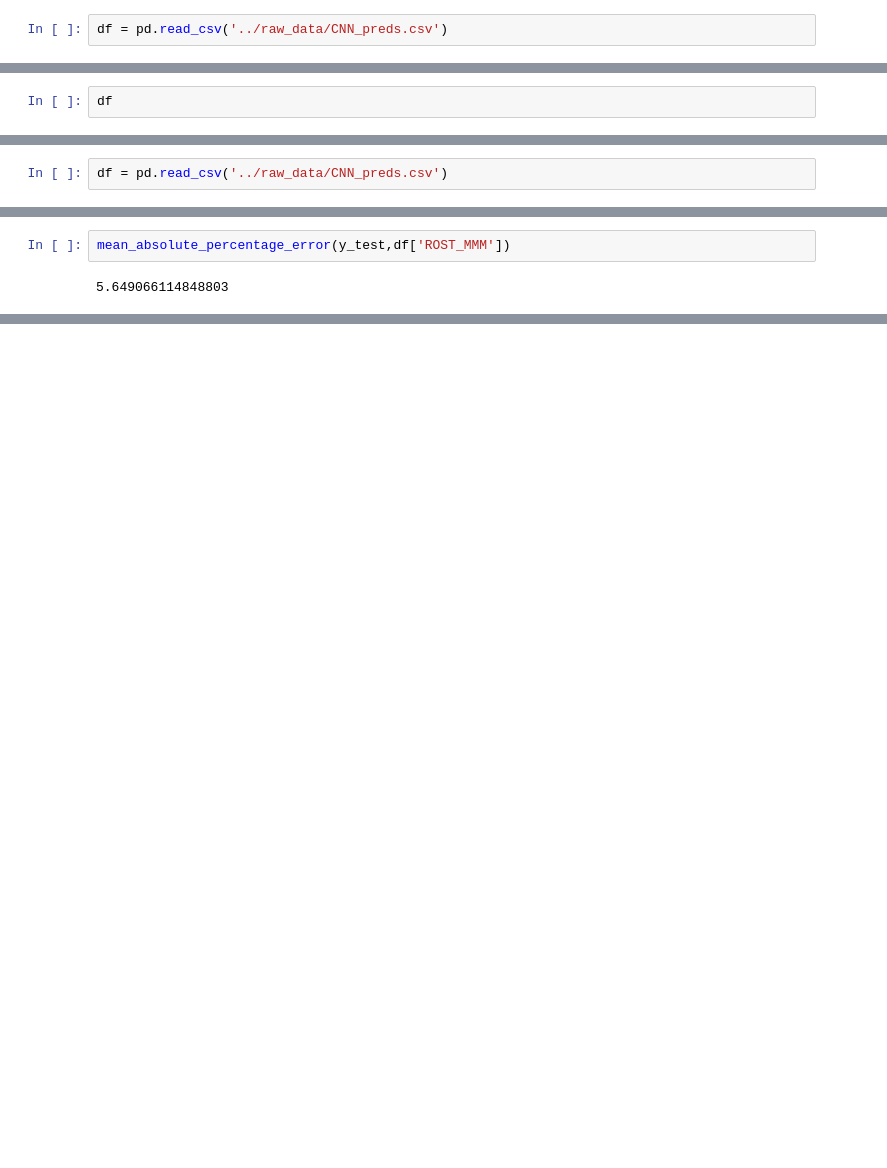
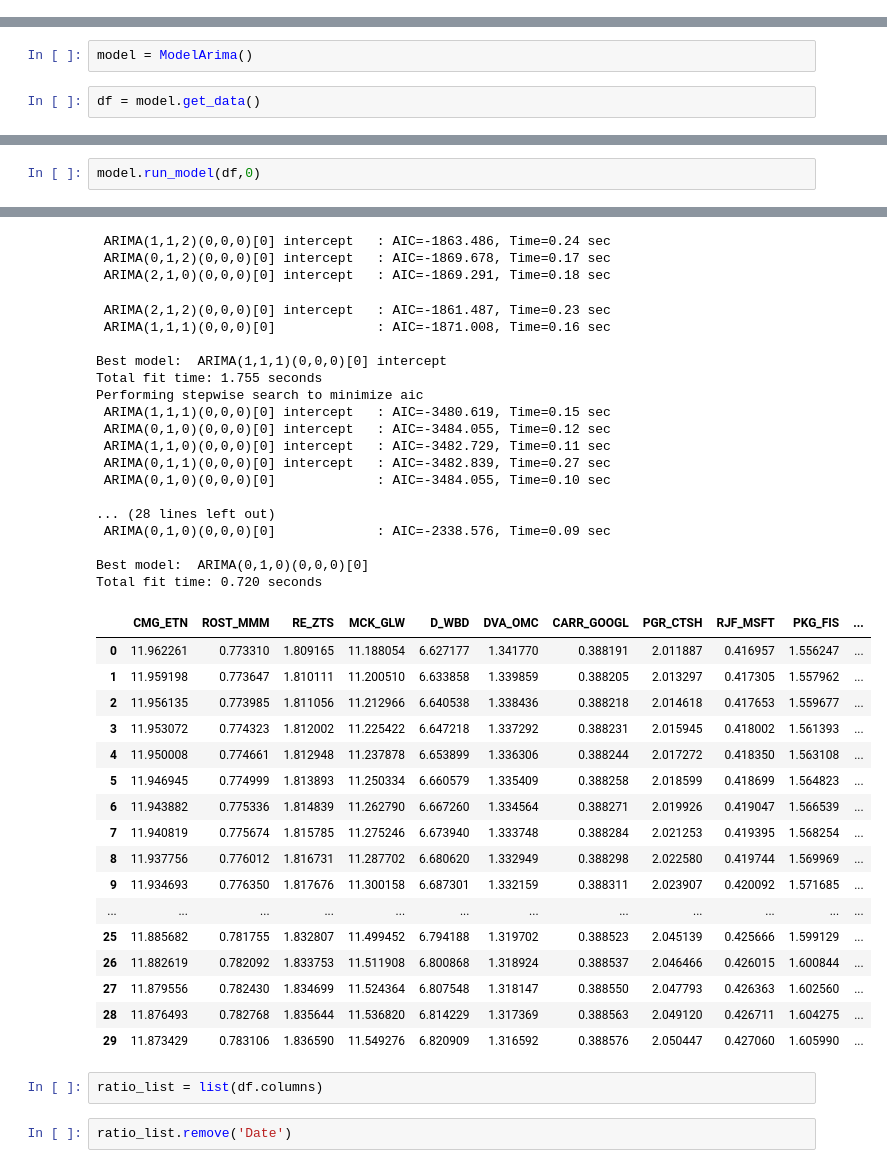
Before and after one commit to greengamma/long-short-trade-ideas-generator, a Jupyter notebook: notebooks/Untitled.ipynb, the cells around one changed output, grey strips where cells are left out. Saved outputs shown, nothing was run; the diff lists cells and outputs as text; blank space fills up the shorter version.

Commit message:
adapted Arima model to produce mape and actual predictions and save to csv for comparison

```diff
--- a/notebooks/Untitled.ipynb
+++ b/notebooks/Untitled.ipynb
@@ -184,2 +0,0 @@ array([[0.58379529, 0.57111421, 0.57793946, 0.56696143, 0.59341222,
-# %%
-df = pd.read_csv('../raw_data/CNN_preds.csv')
@@ -186,2 +71,4 @@ df = pd.read_csv('../raw_data/CNN_preds.csv')
+# %%
+model = ModelArima()
 # %%
-df
+df = model.get_data()
@@ -216,2 +74,0 @@ mean_absolute_percentage_error(y_test,predictions)
-# %%
-df = pd.read_csv('../raw_data/CNN_preds.csv')
@@ -238,4 +75,3 @@ df
-# %%
-mean_absolute_percentage_error(y_test,df['ROST_MMM'])
-# %% [output]
-5.649066114848803
+# %%
+model.run_model(df,0)
+# %% [output]
@@ -241,0 +95,41 @@ mean_absolute_percentage_error(y_test,df['ROST_MMM'])
+ ARIMA(1,1,2)(0,0,0)[0] intercept   : AIC=-1863.486, Time=0.24 sec
+ ARIMA(0,1,2)(0,0,0)[0] intercept   : AIC=-1869.678, Time=0.17 sec
+ ARIMA(2,1,0)(0,0,0)[0] intercept   : AIC=-1869.291, Time=0.18 sec
+ ARIMA(2,1,2)(0,0,0)[0] intercept   : AIC=-1861.487, Time=0.23 sec
+ ARIMA(1,1,1)(0,0,0)[0]             : AIC=-1871.008, Time=0.16 sec
+
+Best model:  ARIMA(1,1,1)(0,0,0)[0] intercept
+Total fit time: 1.755 seconds
+Performing stepwise search to minimize aic
+ ARIMA(1,1,1)(0,0,0)[0] intercept   : AIC=-3480.619, Time=0.15 sec
+ ARIMA(0,1,0)(0,0,0)[0] intercept   : AIC=-3484.055, Time=0.12 sec
+ ARIMA(1,1,0)(0,0,0)[0] intercept   : AIC=-3482.729, Time=0.11 sec
+ ARIMA(0,1,1)(0,0,0)[0] intercept   : AIC=-3482.839, Time=0.27 sec
+ ARIMA(0,1,0)(0,0,0)[0]             : AIC=-3484.055, Time=0.10 sec
+
+... (28 lines left out)
+ ARIMA(0,1,0)(0,0,0)[0]             : AIC=-2338.576, Time=0.09 sec
+
+Best model:  ARIMA(0,1,0)(0,0,0)[0]
+Total fit time: 0.720 seconds
+|  | CMG_ETN | ROST_MMM | RE_ZTS | MCK_GLW | D_WBD | DVA_OMC | CARR_GOOGL | PGR_CTSH | RJF_MSFT | PKG_FIS | ... |
+| 0 | 11.962261 | 0.773310 | 1.809165 | 11.188054 | 6.627177 | 1.341770 | 0.388191 | 2.011887 | 0.416957 | 1.556247 | ... |
+| 1 | 11.959198 | 0.773647 | 1.810111 | 11.200510 | 6.633858 | 1.339859 | 0.388205 | 2.013297 | 0.417305 | 1.557962 | ... |
+| 2 | 11.956135 | 0.773985 | 1.811056 | 11.212966 | 6.640538 | 1.338436 | 0.388218 | 2.014618 | 0.417653 | 1.559677 | ... |
+| 3 | 11.953072 | 0.774323 | 1.812002 | 11.225422 | 6.647218 | 1.337292 | 0.388231 | 2.015945 | 0.418002 | 1.561393 | ... |
+| 4 | 11.950008 | 0.774661 | 1.812948 | 11.237878 | 6.653899 | 1.336306 | 0.388244 | 2.017272 | 0.418350 | 1.563108 | ... |
+| 5 | 11.946945 | 0.774999 | 1.813893 | 11.250334 | 6.660579 | 1.335409 | 0.388258 | 2.018599 | 0.418699 | 1.564823 | ... |
+| 6 | 11.943882 | 0.775336 | 1.814839 | 11.262790 | 6.667260 | 1.334564 | 0.388271 | 2.019926 | 0.419047 | 1.566539 | ... |
+| 7 | 11.940819 | 0.775674 | 1.815785 | 11.275246 | 6.673940 | 1.333748 | 0.388284 | 2.021253 | 0.419395 | 1.568254 | ... |
+| 8 | 11.937756 | 0.776012 | 1.816731 | 11.287702 | 6.680620 | 1.332949 | 0.388298 | 2.022580 | 0.419744 | 1.569969 | ... |
+| 9 | 11.934693 | 0.776350 | 1.817676 | 11.300158 | 6.687301 | 1.332159 | 0.388311 | 2.023907 | 0.420092 | 1.571685 | ... |
+| ... | ... | ... | ... | ... | ... | ... | ... | ... | ... | ... | ... |
+| 25 | 11.885682 | 0.781755 | 1.832807 | 11.499452 | 6.794188 | 1.319702 | 0.388523 | 2.045139 | 0.425666 | 1.599129 | ... |
+| 26 | 11.882619 | 0.782092 | 1.833753 | 11.511908 | 6.800868 | 1.318924 | 0.388537 | 2.046466 | 0.426015 | 1.600844 | ... |
+| 27 | 11.879556 | 0.782430 | 1.834699 | 11.524364 | 6.807548 | 1.318147 | 0.388550 | 2.047793 | 0.426363 | 1.602560 | ... |
+| 28 | 11.876493 | 0.782768 | 1.835644 | 11.536820 | 6.814229 | 1.317369 | 0.388563 | 2.049120 | 0.426711 | 1.604275 | ... |
+| 29 | 11.873429 | 0.783106 | 1.836590 | 11.549276 | 6.820909 | 1.316592 | 0.388576 | 2.050447 | 0.427060 | 1.605990 | ... |
+# %%
+ratio_list = list(df.columns)
+# %%
+ratio_list.remove('Date')
```
Also changed, not shown: parts of 18 cells of this notebook, 4 other files.
